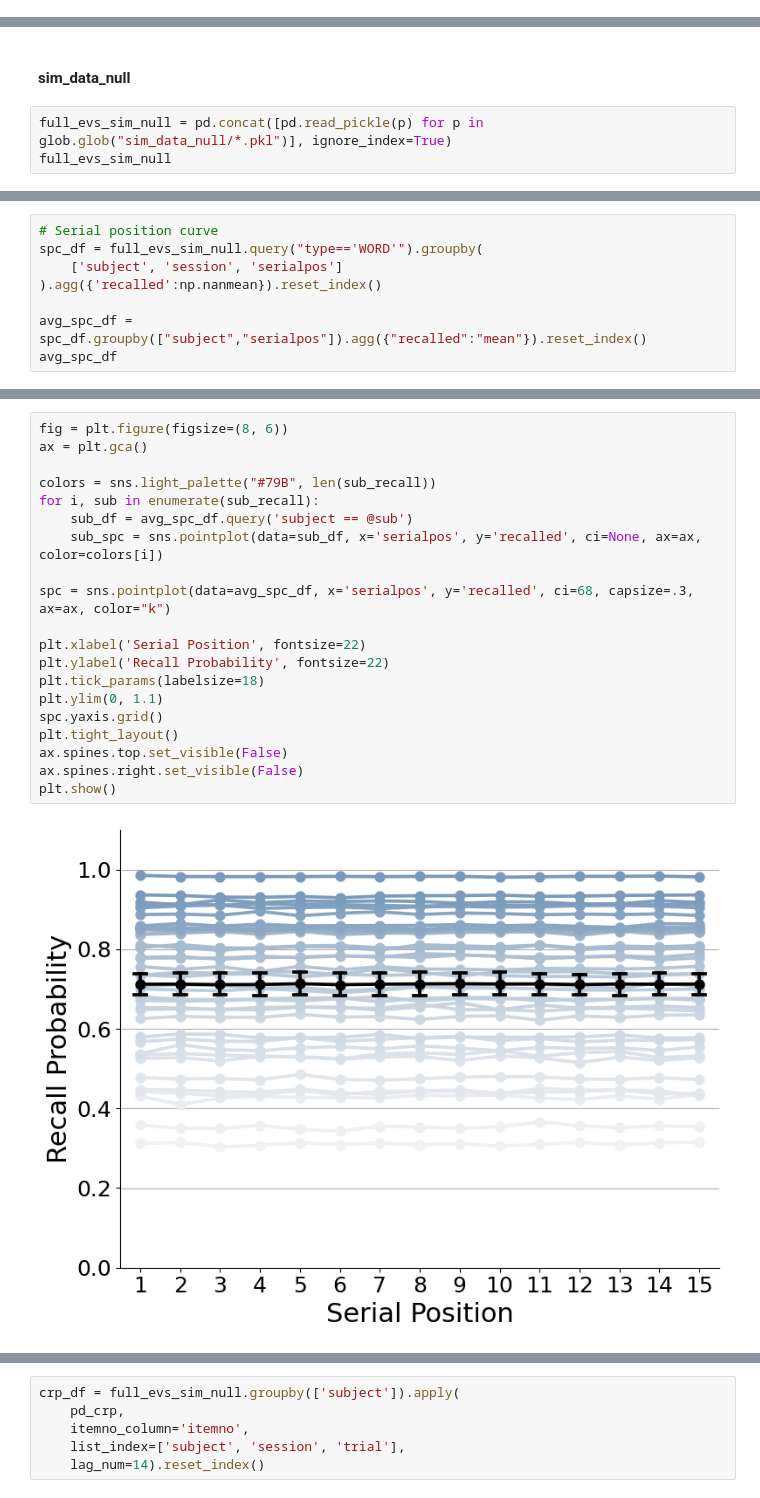
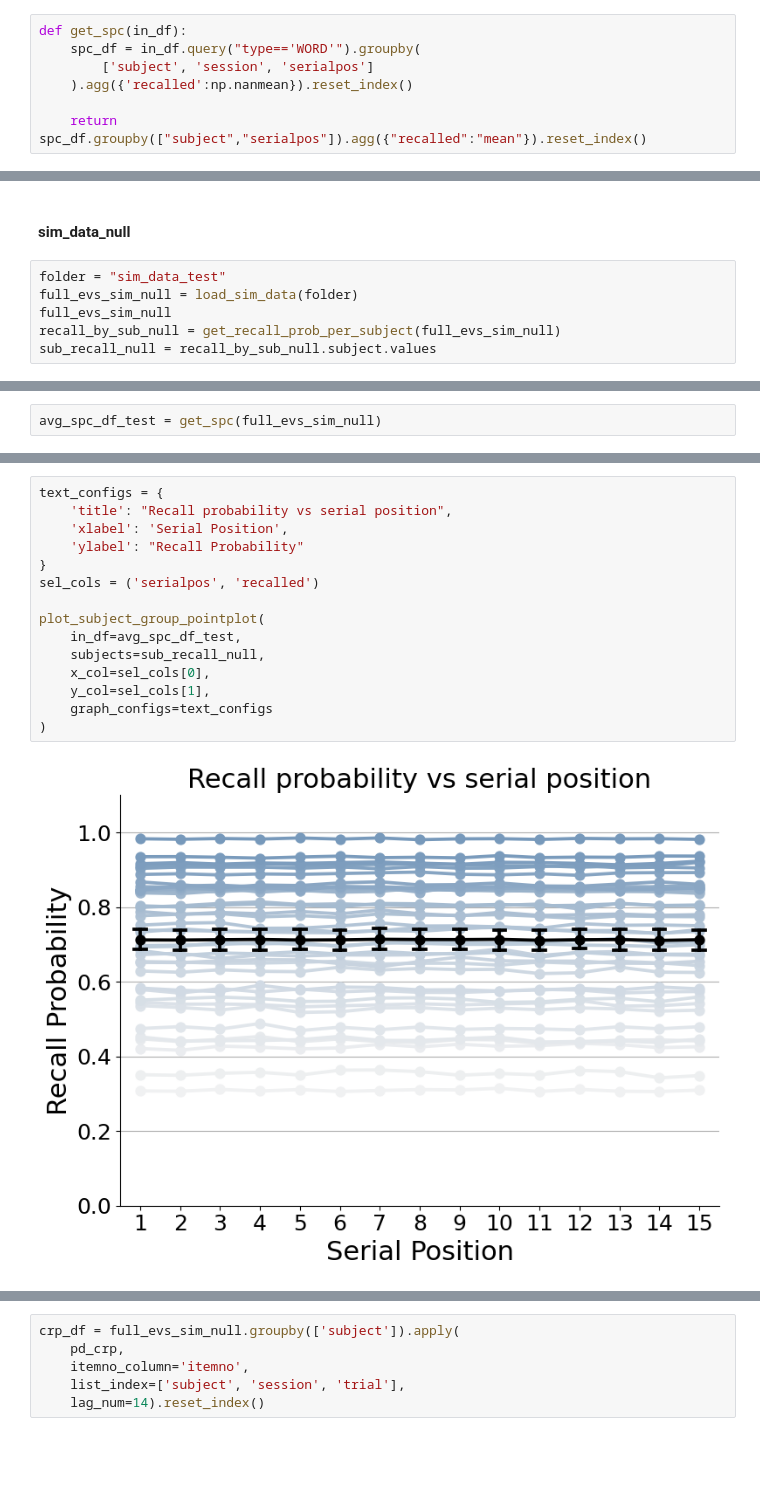
Before and after one commit to pennmem/ValueCourierAnalysis, a Jupyter notebook: SimulatedAnalysis/behavioral.ipynb, the cells around one changed output, grey strips where cells are left out. Cells and saved outputs as stored; diff of their text form; blank space fills up the shorter version.

```diff
--- a/SimulatedAnalysis/behavioral.ipynb
+++ b/SimulatedAnalysis/behavioral.ipynb
@@ -204,0 +337,7 @@ Finished processing LTP605
+# %%
+def get_spc(in_df):
+    spc_df = in_df.query("type=='WORD'").groupby(
+        ['subject', 'session', 'serialpos']
+    ).agg({'recalled':np.nanmean}).reset_index()
+
+    return spc_df.groupby(["subject","serialpos"]).agg({"recalled":"mean"}).reset_index()
@@ -531,5 +675,8 @@ plt.show()
 # %% [markdown]
 #### sim_data_null
 # %%
-full_evs_sim_null = pd.concat([pd.read_pickle(p) for p in glob.glob("sim_data_null/*.pkl")], ignore_index=True)
+folder = "sim_data_test"
+full_evs_sim_null = load_sim_data(folder)
 full_evs_sim_null
+recall_by_sub_null = get_recall_prob_per_subject(full_evs_sim_null)
+sub_recall_null = recall_by_sub_null.subject.values
@@ -584,8 +688,2 @@ Mean = 0.7121381666666666, SD = 0.17474782890849777
 # %%
-# Serial position curve
-spc_df = full_evs_sim_null.query("type=='WORD'").groupby(
-    ['subject', 'session', 'serialpos']
-).agg({'recalled':np.nanmean}).reset_index()
-
-avg_spc_df = spc_df.groupby(["subject","serialpos"]).agg({"recalled":"mean"}).reset_index()
-avg_spc_df
+avg_spc_df_test = get_spc(full_evs_sim_null)
@@ -606,22 +690,17 @@ avg_spc_df
 # %%
-fig = plt.figure(figsize=(8, 6))
-ax = plt.gca()
+text_configs = {
+    'title': "Recall probability vs serial position",
+    'xlabel': 'Serial Position',
+    'ylabel': "Recall Probability"
+}
+sel_cols = ('serialpos', 'recalled')
 
-colors = sns.light_palette("#79B", len(sub_recall))
-for i, sub in enumerate(sub_recall):
-    sub_df = avg_spc_df.query('subject == @sub')
-    sub_spc = sns.pointplot(data=sub_df, x='serialpos', y='recalled', ci=None, ax=ax, color=colors[i])
-
-spc = sns.pointplot(data=avg_spc_df, x='serialpos', y='recalled', ci=68, capsize=.3, ax=ax, color="k")
-
-plt.xlabel('Serial Position', fontsize=22)
-plt.ylabel('Recall Probability', fontsize=22)
-plt.tick_params(labelsize=18)
-plt.ylim(0, 1.1)
-spc.yaxis.grid()
-plt.tight_layout()
-ax.spines.top.set_visible(False)
-ax.spines.right.set_visible(False)
-plt.show()
+plot_subject_group_pointplot(
+    in_df=avg_spc_df_test,
+    subjects=sub_recall_null,
+    x_col=sel_cols[0],
+    y_col=sel_cols[1],
+    graph_configs=text_configs
+)
 # %% [output]
-[figure, old version]
+[figure, new version]
```
Also changed, not shown: parts of 36 cells of this notebook.
